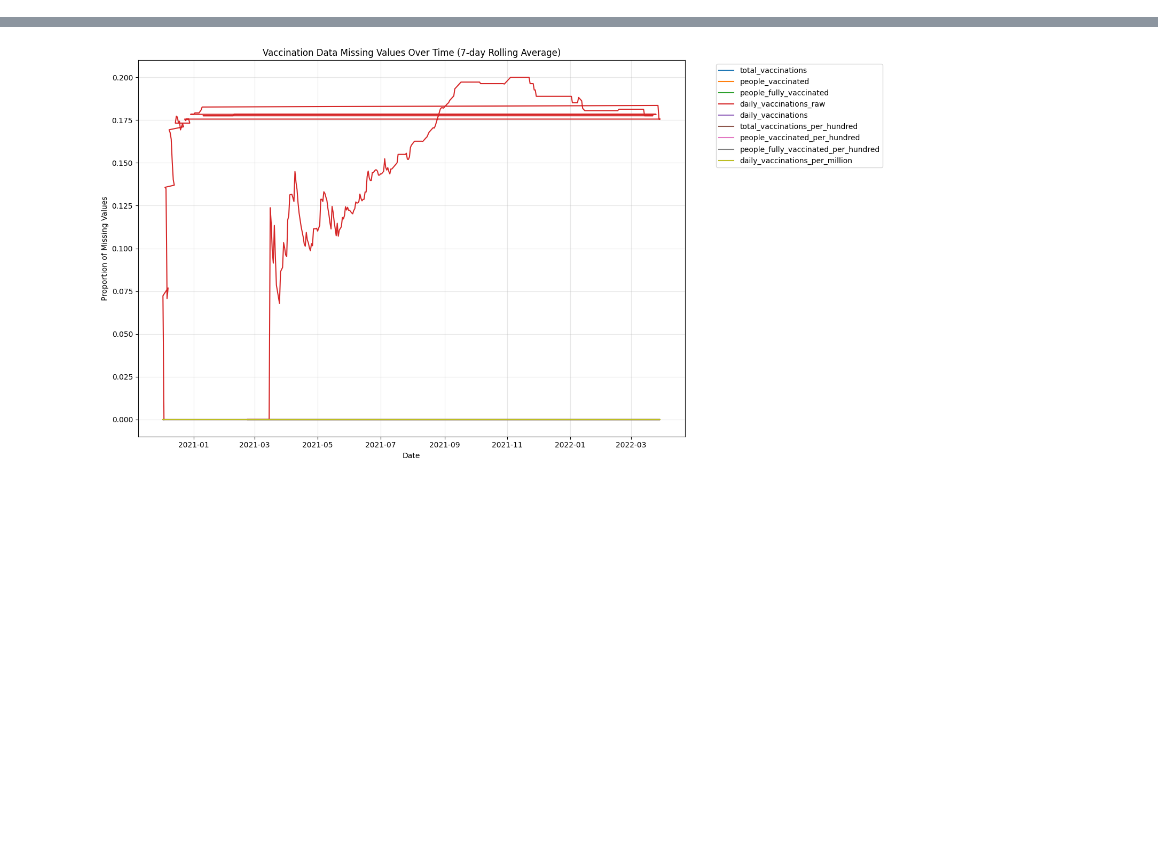
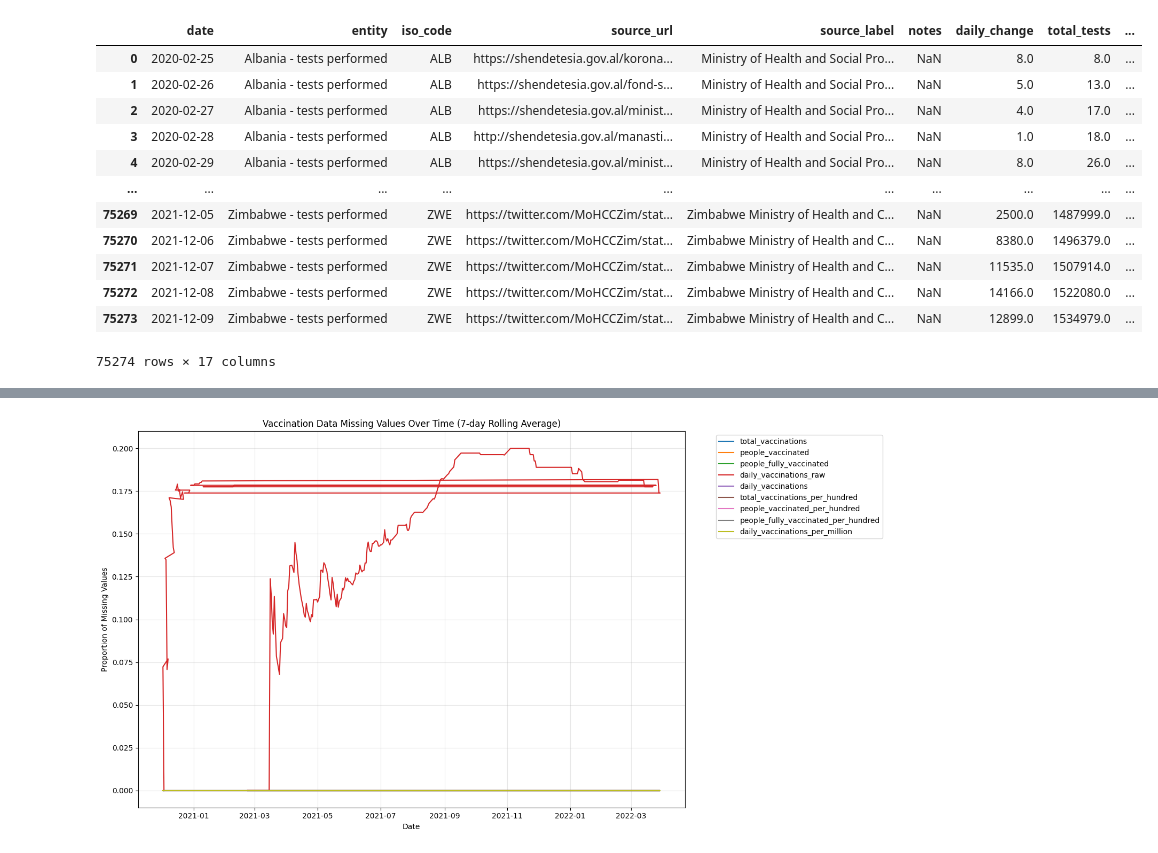
Before and after one commit to tangnatta/AUT461-Miniproject-2025, a Jupyter notebook: eda_v2.ipynb, the cells around one changed output, grey strips where cells are left out. Drawn from its saved outputs; the diff is of its cells as text; code cells hidden in the pictures; blank space fills up the shorter version.

Commit message:
Update data interpolate to fill missing data in the timeline

```diff
--- a/eda_v2.ipynb
+++ b/eda_v2.ipynb
@@ -12,3 +28,21 @@ vaccination_by_manufacturer = data["vaccination_by_manufacturer"]
+# %%
+dataloader.fill_missing_dates_in_df_of_every_country(
+    covid19_testing_record, "date", "country"
+)
+# %% [output]
+|  | date | entity | iso_code | source_url | source_label | notes | daily_change | total_tests | ... |
+| 0 | 2020-02-25 | Albania - tests performed | ALB | https://shendetesia.gov.al/korona... | Ministry of Health and Social Pro... | NaN | 8.0 | 8.0 | ... |
+| 1 | 2020-02-26 | Albania - tests performed | ALB | https://shendetesia.gov.al/fond-s... | Ministry of Health and Social Pro... | NaN | 5.0 | 13.0 | ... |
+| 2 | 2020-02-27 | Albania - tests performed | ALB | https://shendetesia.gov.al/minist... | Ministry of Health and Social Pro... | NaN | 4.0 | 17.0 | ... |
+| 3 | 2020-02-28 | Albania - tests performed | ALB | http://shendetesia.gov.al/manasti... | Ministry of Health and Social Pro... | NaN | 1.0 | 18.0 | ... |
+| 4 | 2020-02-29 | Albania - tests performed | ALB | https://shendetesia.gov.al/minist... | Ministry of Health and Social Pro... | NaN | 8.0 | 26.0 | ... |
+| ... | ... | ... | ... | ... | ... | ... | ... | ... | ... |
+| 75269 | 2021-12-05 | Zimbabwe - tests performed | ZWE | https://twitter.com/MoHCCZim/stat... | Zimbabwe Ministry of Health and C... | NaN | 2500.0 | 1487999.0 | ... |
+| 75270 | 2021-12-06 | Zimbabwe - tests performed | ZWE | https://twitter.com/MoHCCZim/stat... | Zimbabwe Ministry of Health and C... | NaN | 8380.0 | 1496379.0 | ... |
+| 75271 | 2021-12-07 | Zimbabwe - tests performed | ZWE | https://twitter.com/MoHCCZim/stat... | Zimbabwe Ministry of Health and C... | NaN | 11535.0 | 1507914.0 | ... |
+| 75272 | 2021-12-08 | Zimbabwe - tests performed | ZWE | https://twitter.com/MoHCCZim/stat... | Zimbabwe Ministry of Health and C... | NaN | 14166.0 | 1522080.0 | ... |
+| 75273 | 2021-12-09 | Zimbabwe - tests performed | ZWE | https://twitter.com/MoHCCZim/stat... | Zimbabwe Ministry of Health and C... | NaN | 12899.0 | 1534979.0 | ... |
+75274 rows × 17 columns
 # %%
 comprehensive_data['country'].unique()
 # %% [output]
```
Also changed, not shown: parts of 11 cells of this notebook, 6 other files.
